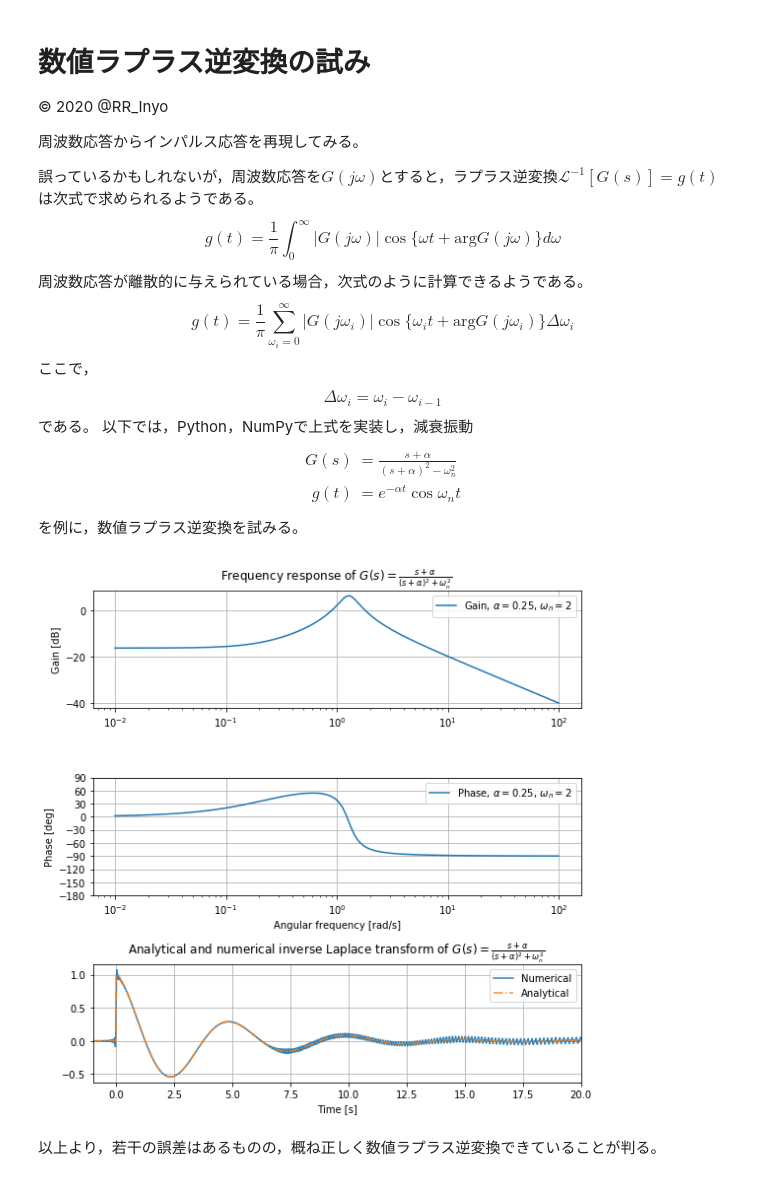
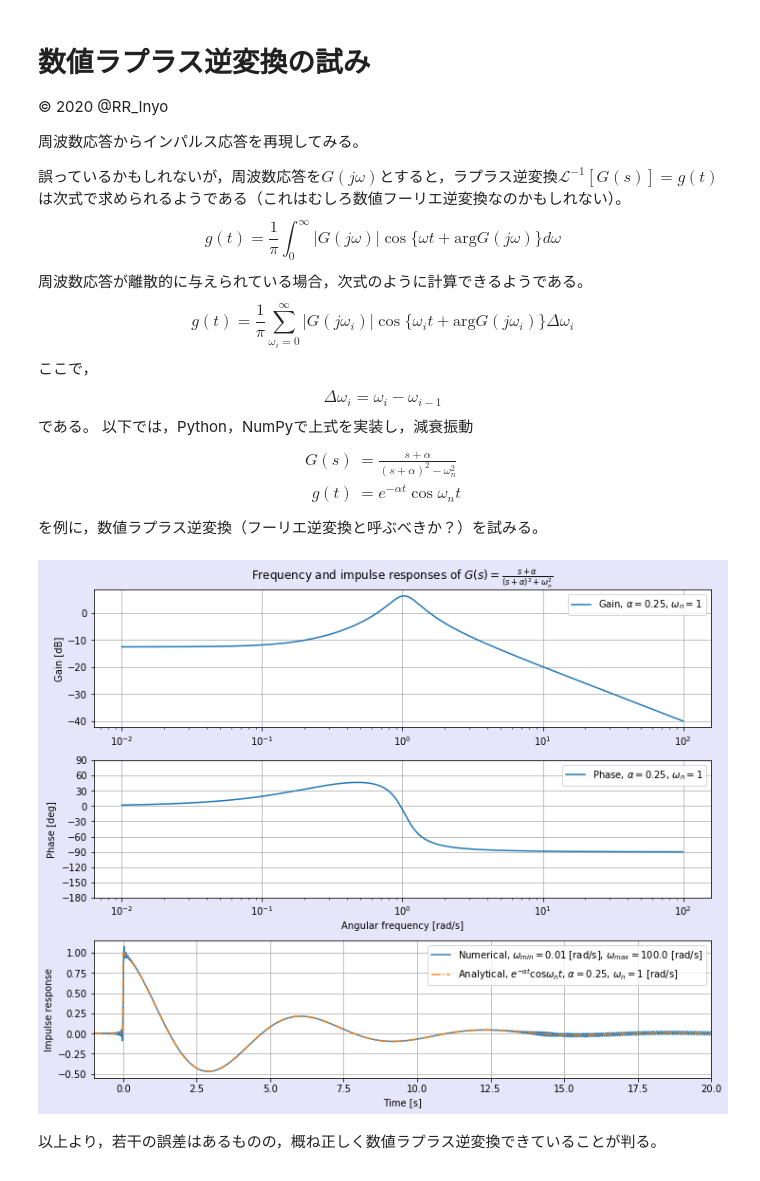
Before and after one commit to RR-Inyo/numerical_inv_laplace, a Jupyter notebook: numerical_inv_laplace.ipynb, the cells around one changed output. Saved outputs shown, nothing was run; the diff lists cells and outputs as text; code cells hidden in the pictures.

```diff
--- a/numerical_inv_laplace.ipynb
+++ b/numerical_inv_laplace.ipynb
@@ -4,7 +4,7 @@
 
 周波数応答からインパルス応答を再現してみる。
 
-誤っているかもしれないが，周波数応答を$G(j \omega)$とすると，ラプラス逆変換$\mathcal{L}^{-1}[G(s)] = g(t)$は次式で求められるようである。
+誤っているかもしれないが，周波数応答を$G(j \omega)$とすると，ラプラス逆変換$\mathcal{L}^{-1}[G(s)] = g(t)$は次式で求められるようである（これはむしろ数値フーリエ逆変換なのかもしれない）。
 $$
 g(t) = \frac{1}{\pi} \int_{0}^{\infty} |G(j \omega)| \cos \{ \omega t + \mathrm{arg} G(j \omega) \} d\omega
 $$
@@ -24,7 +24,7 @@ G(s) &= \frac{s + \alpha}{(s + \alpha)^{2} - \omega_{n}^{2}} \\[5pt]
 g(t) &= e^{- \alpha t} \cos \omega_{n} t
 \end{align}
 $$
-を例に，数値ラプラス逆変換を試みる。
+を例に，数値ラプラス逆変換（フーリエ逆変換と呼ぶべきか？）を試みる。
 # %%
 # 準備
 import numpy as np
@@ -75,8 +75,8 @@ def numerical_inv_laplace(sys, omega):
 # %%
 # システムの定義
 alpha = 0.25
-omega_n = 2
-sys = damped_oscillation(alpha, omega_n * np.pi * 0.2)
+omega_n = 1
+sys = damped_oscillation(alpha, omega_n)
 
 # 理論的なインパルス応答
 t = np.arange(-1, 20, 0.01)
@@ -86,43 +86,42 @@ y = sys.impulse_resp(t)
 # print(y)
 
 # 各周波数
-omega = np.logspace(-2, 2, 1000)
+omega = np.logspace(-2, 2, 2000)
 
 # 数値ラプラス逆変換
 t_num, y_num = numerical_inv_laplace(sys, omega)
 
 # プロット
-fig, ax = plt.subplots(3, figsize = (8, 8))
+fig, ax = plt.subplots(3, figsize = (10, 8), constrained_layout = True)
+fig.patch.set_facecolor('lavender')
 
 ## ボード線図
 ### ゲイン
-ax[0].set_title(r'Frequency response of $G(s) = \frac{s + \alpha}{(s + \alpha)^{2} + \omega_{n}^{2}}$')
+ax[0].set_title(r'Frequency and impulse responses of $G(s) = \frac{s + \alpha}{(s + \alpha)^{2} + \omega_{n}^{2}}$')
 ax[0].semilogx(omega, 20*np.log10(np.abs(sys.freq_resp(omega))), label = rf'Gain, $\alpha = {alpha}$, $\omega_n = {omega_n}$')
 ax[0].set_ylabel('Gain [dB]')
 ax[0].legend()
 ax[0].grid()
 
 ### 位相
 ax[1].semilogx(omega, np.degrees(np.angle(sys.freq_resp(omega))), label = rf'Phase, $\alpha = {alpha}$, $\omega_n = {omega_n}$')
+ax[1].sharex = ax[0]
 ax[1].set_xlabel('Angular frequency [rad/s]')
 ax[1].set_ylabel('Phase [deg]')
 ax[1].set_ylim(-180, 90)
 ax[1].set_yticks([-180, -150, -120, -90, -60, -30, 0, 30, 60, 90])
 ax[1].legend()
 ax[1].grid()
 
 ### 時間波形（ラプラス逆変換結果）
-ax[2].set_title(r'Analytical and numerical inverse Laplace transform of $G(s) = \frac{s + \alpha}{(s + \alpha)^{2} + \omega_{n}^{2}}$')
-ax[2].plot(t_num, y_num, label = fr'Numerical', ls = '-', alpha = 0.9)
-ax[2].plot(t, y, label = fr'Analytical', ls = '-.', alpha = 0.9)
+ax[2].plot(t_num, y_num, label = rf'Numerical, $\omega_{{min}} = {np.min(omega)}$ [rad/s], $\omega_{{max}} = {np.max(omega)}$ [rad/s]', ls = '-', alpha = 0.9)
+ax[2].plot(t, y, label = rf'Analytical, $e^{{-\alpha t}} \cos \omega_n t$, $\alpha = {alpha}$, $\omega_n = {omega_n}$ [rad/s]', ls = '-.', alpha = 0.9)
 ax[2].set_xlabel('Time [s]')
+ax[2].set_ylabel('Impulse response')
 ax[2].set_xlim(-1, 20)
-# ax.set_xlim(0, 0.5)
 ax[2].legend()
 ax[2].grid()
-
-fig.tight_layout()
 # %% [output]
-[figure, old version]
+[figure, new version]
 # %% [markdown]
 以上より，若干の誤差はあるものの，概ね正しく数値ラプラス逆変換できていることが判る。
```
